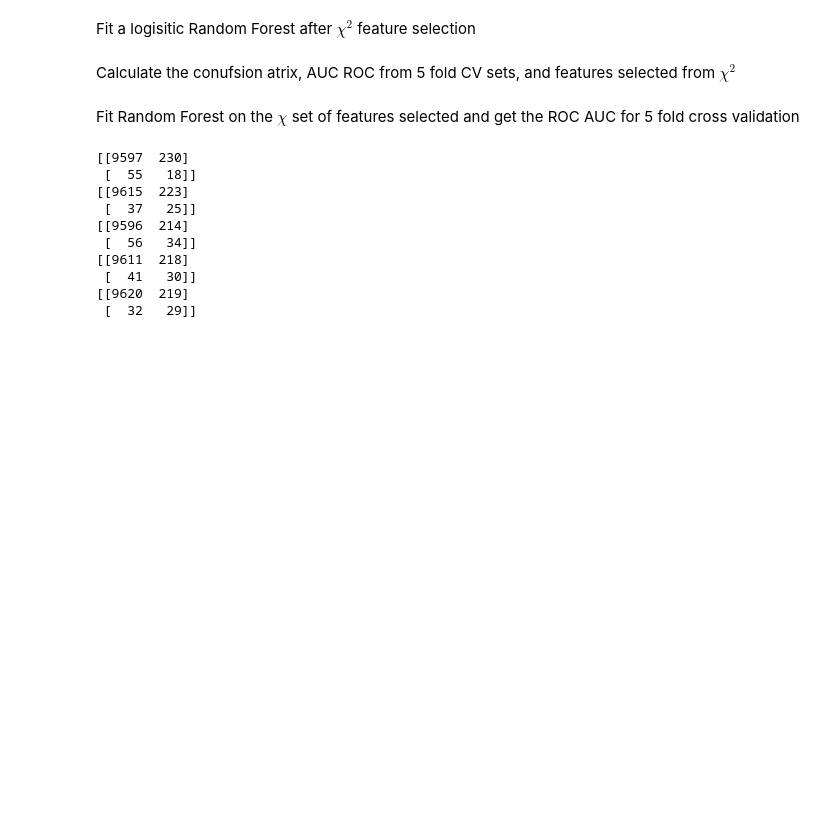
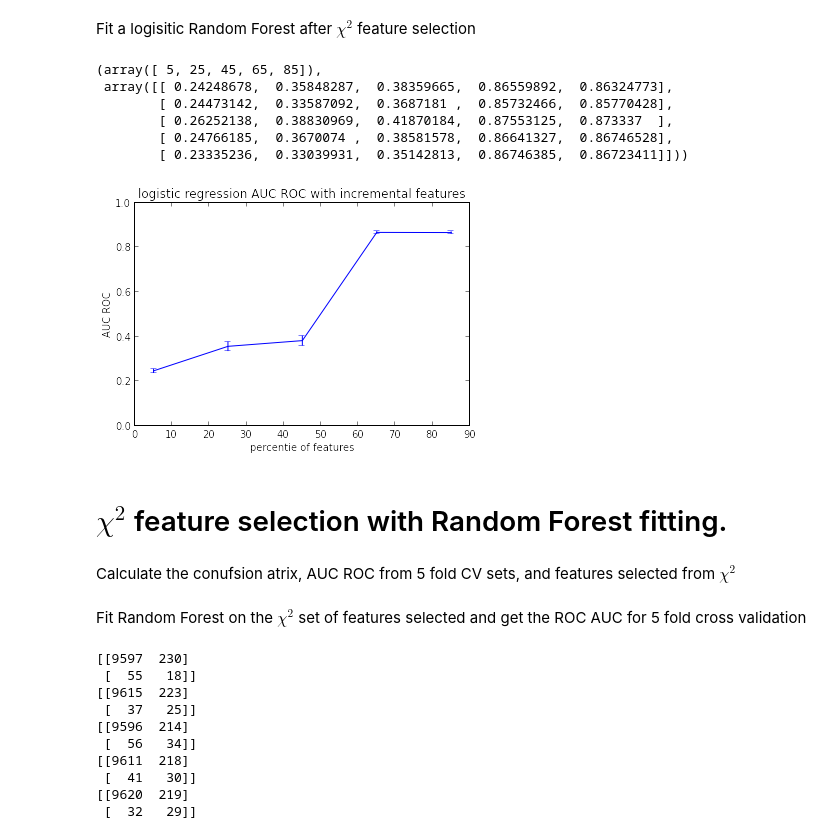
Before and after one commit to alon-benari/HICSS, a Jupyter notebook: PyKen.ipynb, the cells around one changed output. Cells and saved outputs as stored; diff of their text form; code cells hidden in the pictures; blank space fills up the shorter version.

```diff
--- a/PyKen.ipynb
+++ b/PyKen.ipynb
@@ -90,3 +100,33 @@ roc_mat=FS_statsmodels_logreg(X,y)
+# %%
+array,roc_mat
+# %% [output]
+(array([ 5, 25, 45, 65, 85]),
+ array([[ 0.24248678,  0.35848287,  0.38359665,  0.86559892,  0.86324773],
+        [ 0.24473142,  0.33587092,  0.3687181 ,  0.85732466,  0.85770428],
+        [ 0.26252138,  0.38830969,  0.41870184,  0.87553125,  0.873337  ],
+        [ 0.24766185,  0.3670074 ,  0.38581578,  0.86641327,  0.86746528],
+        [ 0.23335236,  0.33039931,  0.35142813,  0.86746385,  0.86723411]]))
+# %%
+	def plot_errbar(cv_matrix,array,title,xlab,ylab,fname):
+		""" This method recieves a cv matrix object and returns its plot with error bars"""
+		#
+		std=np.std(cv_matrix,axis=0)
+		mean=np.mean(cv_matrix,axis=0)
+		#
+		pl.close('All')
+		fig, ax = pl.subplots()
+		ax.set_title(title)
+		ax.set_xlabel(xlab)
+		ax.set_ylabel(ylab);
+		ax.set_ylim(0,1)
+		pl.errorbar(array,mean,yerr=std)
+		pl.savefig(fname,dpi=300)
+# %%
+plot_errbar(roc_mat,array,'logistic regression AUC ROC with incremental features','percentie of features','AUC ROC','logreg_roc.pdf')
+# %% [output]
+[figure, added]
+# %% [markdown]
+# $\chi^2$ feature selection with Random Forest fitting.
 # %% [markdown]
 Calculate  the conufsion atrix, AUC ROC from 5 fold CV sets, and features selected from $\chi^2$
 # %%
@@ -106,7 +146,7 @@ def FS_chi_ROC(X,y,prcnt):
 		print(cm) # show confusion matrix
 		return cv_score,fs.pvalues_,fs.get_support(),cm
 # %% [markdown]
-Fit Random Forest on the $\chi$ set of features selected and get the ROC AUC for 5 fold cross validation
+Fit Random Forest on the $\chi^2$ set of features selected and get the ROC AUC for 5 fold cross validation
 # %%
 def Iter_FS_chi_ROC(X,y):
 		mask_list=[]
```
Also changed, not shown: parts of 21 cells of this notebook.
